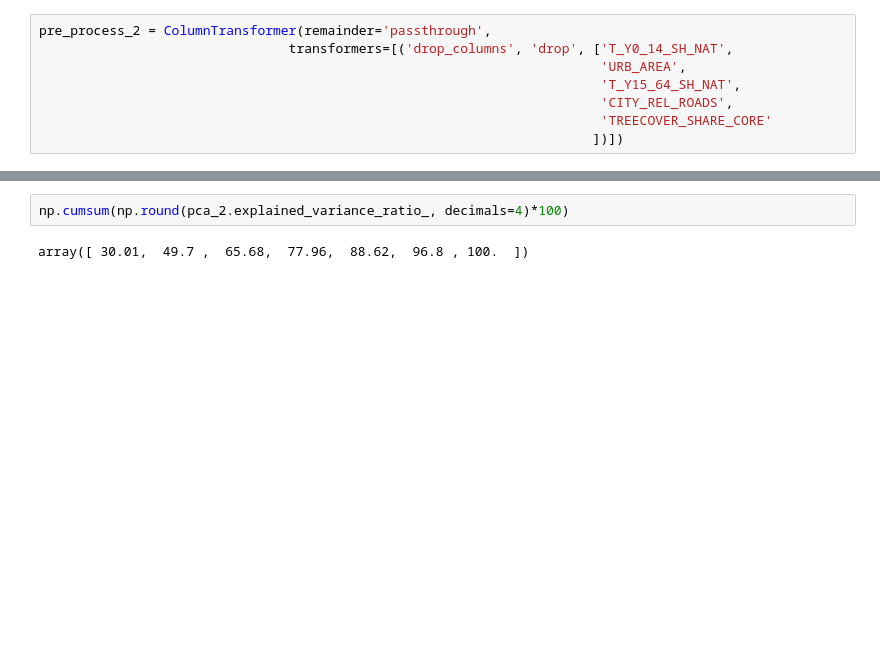
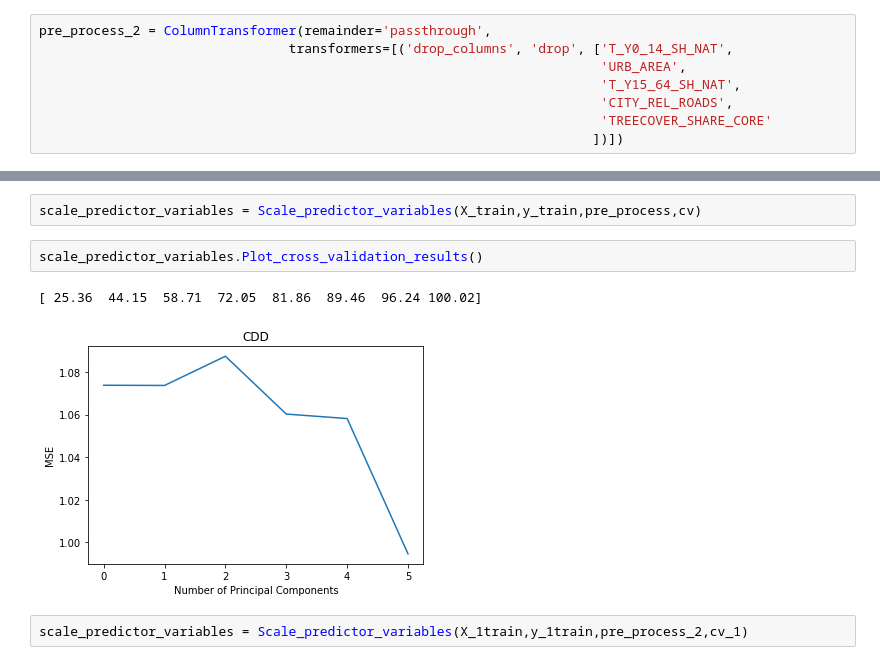
Before and after one commit to TbrBrbs97/mda_heatwaves-cameroon, a Jupyter notebook: Model_Calibration.ipynb, the cells around one changed output, grey strips where cells are left out. Cells and saved outputs as stored; diff of their text form; blank space fills up the shorter version.

Commit message:
result of CV

```diff
--- a/Model_Calibration.ipynb
+++ b/Model_Calibration.ipynb
@@ -307,4 +279,9 @@ Text(0.5, 1.0, 'CDD')
-# %%
-np.cumsum(np.round(pca_2.explained_variance_ratio_, decimals=4)*100)
-# %% [output]
-array([ 30.01,  49.7 ,  65.68,  77.96,  88.62,  96.8 , 100.  ])
+# %%
+scale_predictor_variables = Scale_predictor_variables(X_train,y_train,pre_process,cv)
+# %%
+scale_predictor_variables.Plot_cross_validation_results()
+# %% [output]
+[ 25.36  44.15  58.71  72.05  81.86  89.46  96.24 100.02]
+[figure, added]
+# %%
+scale_predictor_variables = Scale_predictor_variables(X_1train,y_1train,pre_process_2,cv_1)
```
Also changed, not shown: parts of 26 cells of this notebook.
